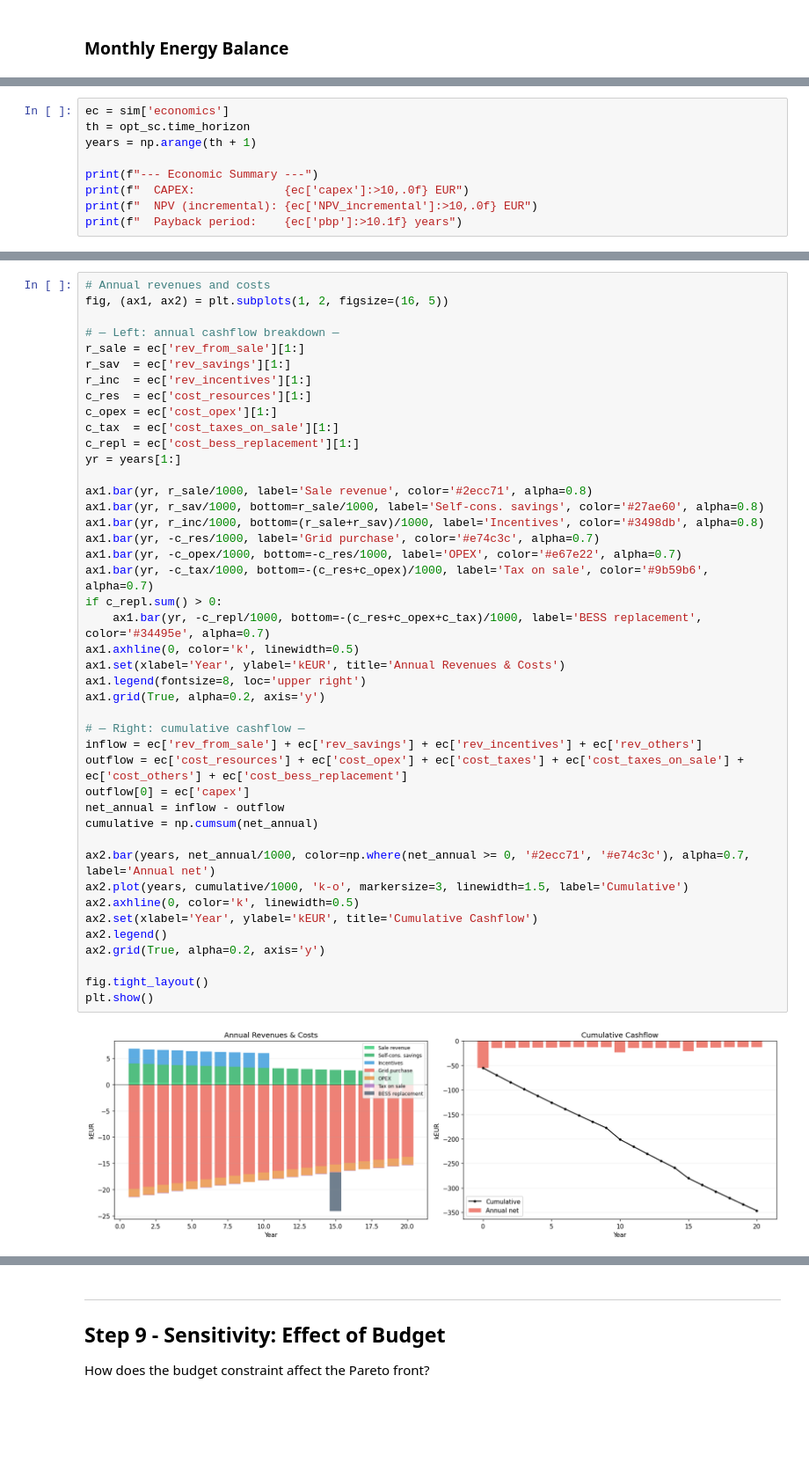
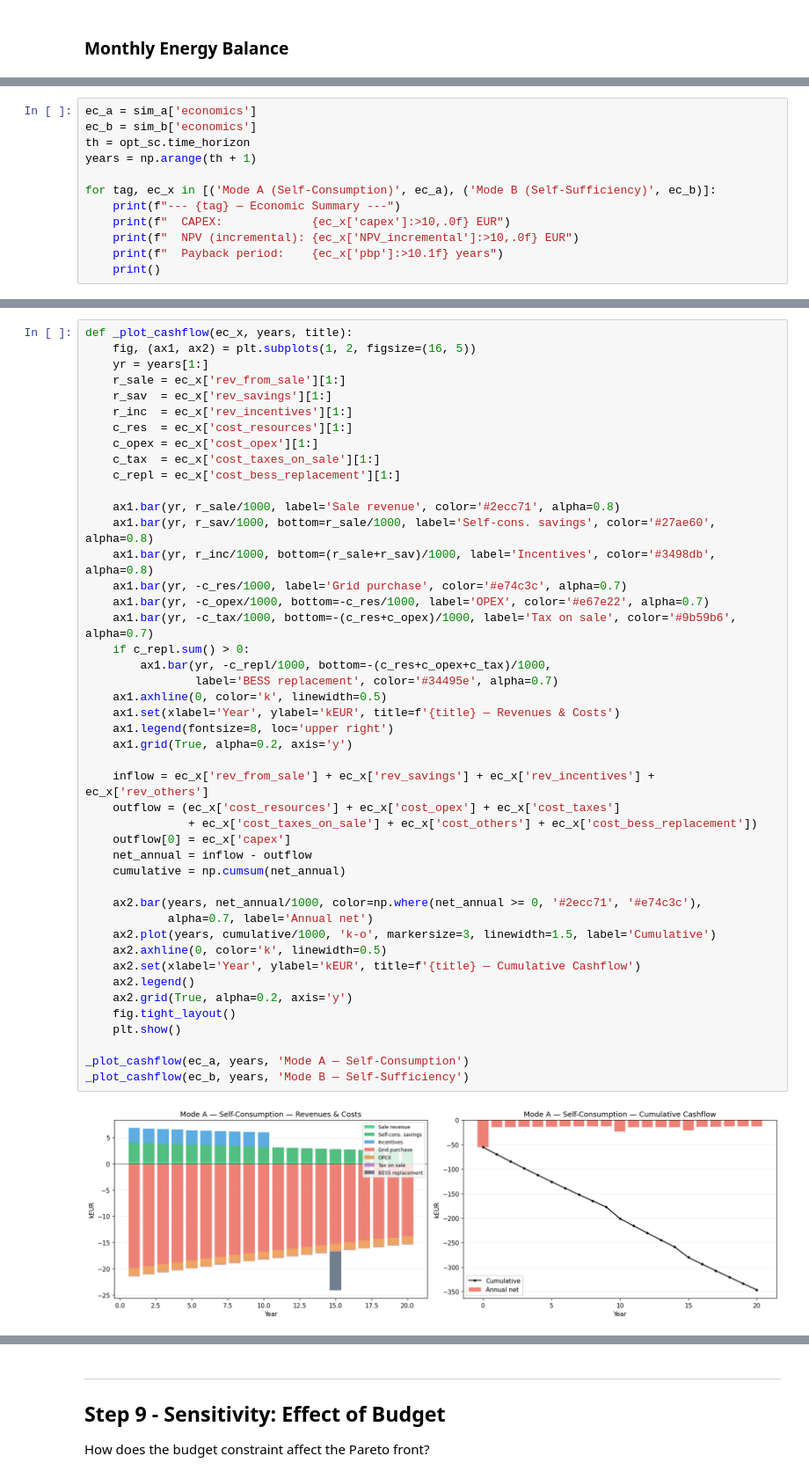
Before and after one commit to pyRES-project/pyRES, a Jupyter notebook: tutorial_optimizer.ipynb, the cells around one changed output, grey strips where cells are left out. Shown at 88% size. Saved outputs shown, nothing was run; the diff lists cells and outputs as text; blank space fills up the shorter version.

```diff
--- a/tutorial_optimizer.ipynb
+++ b/tutorial_optimizer.ipynb
@@ -340,10 +500,13 @@ Annual cashflow and cumulative cashflow over the investment horizon.
 # %%
-ec = sim['economics']
+ec_a = sim_a['economics']
+ec_b = sim_b['economics']
 th = opt_sc.time_horizon
 years = np.arange(th + 1)
 
-print(f"--- Economic Summary ---")
-print(f"  CAPEX:             {ec['capex']:>10,.0f} EUR")
-print(f"  NPV (incremental): {ec['NPV_incremental']:>10,.0f} EUR")
-print(f"  Payback period:    {ec['pbp']:>10.1f} years")
+for tag, ec_x in [('Mode A (Self-Consumption)', ec_a), ('Mode B (Self-Sufficiency)', ec_b)]:
+    print(f"--- {tag} — Economic Summary ---")
+    print(f"  CAPEX:             {ec_x['capex']:>10,.0f} EUR")
+    print(f"  NPV (incremental): {ec_x['NPV_incremental']:>10,.0f} EUR")
+    print(f"  Payback period:    {ec_x['pbp']:>10.1f} years")
+    print()
 # %% [output]
@@ -354,45 +522,47 @@ print(f"  Payback period:    {ec['pbp']:>10.1f} years")
 # %%
-# Annual revenues and costs
-fig, (ax1, ax2) = plt.subplots(1, 2, figsize=(16, 5))
+def _plot_cashflow(ec_x, years, title):
+    fig, (ax1, ax2) = plt.subplots(1, 2, figsize=(16, 5))
+    yr = years[1:]
+    r_sale = ec_x['rev_from_sale'][1:]
+    r_sav  = ec_x['rev_savings'][1:]
+    r_inc  = ec_x['rev_incentives'][1:]
+    c_res  = ec_x['cost_resources'][1:]
+    c_opex = ec_x['cost_opex'][1:]
+    c_tax  = ec_x['cost_taxes_on_sale'][1:]
+    c_repl = ec_x['cost_bess_replacement'][1:]
 
-# — Left: annual cashflow breakdown —
-r_sale = ec['rev_from_sale'][1:]
-r_sav  = ec['rev_savings'][1:]
-r_inc  = ec['rev_incentives'][1:]
-c_res  = ec['cost_resources'][1:]
-c_opex = ec['cost_opex'][1:]
-c_tax  = ec['cost_taxes_on_sale'][1:]
-c_repl = ec['cost_bess_replacement'][1:]
-yr = years[1:]
+    ax1.bar(yr, r_sale/1000, label='Sale revenue', color='#2ecc71', alpha=0.8)
+    ax1.bar(yr, r_sav/1000, bottom=r_sale/1000, label='Self-cons. savings', color='#27ae60', alpha=0.8)
+    ax1.bar(yr, r_inc/1000, bottom=(r_sale+r_sav)/1000, label='Incentives', color='#3498db', alpha=0.8)
+    ax1.bar(yr, -c_res/1000, label='Grid purchase', color='#e74c3c', alpha=0.7)
+    ax1.bar(yr, -c_opex/1000, bottom=-c_res/1000, label='OPEX', color='#e67e22', alpha=0.7)
+    ax1.bar(yr, -c_tax/1000, bottom=-(c_res+c_opex)/1000, label='Tax on sale', color='#9b59b6', alpha=0.7)
+    if c_repl.sum() > 0:
+        ax1.bar(yr, -c_repl/1000, bottom=-(c_res+c_opex+c_tax)/1000,
+                label='BESS replacement', color='#34495e', alpha=0.7)
+    ax1.axhline(0, color='k', linewidth=0.5)
+    ax1.set(xlabel='Year', ylabel='kEUR', title=f'{title} — Revenues & Costs')
+    ax1.legend(fontsize=8, loc='upper right')
+    ax1.grid(True, alpha=0.2, axis='y')
 
-ax1.bar(yr, r_sale/1000, label='Sale revenue', color='#2ecc71', alpha=0.8)
-ax1.bar(yr, r_sav/1000, bottom=r_sale/1000, label='Self-cons. savings', color='#27ae60', alpha=0.8)
-ax1.bar(yr, r_inc/1000, bottom=(r_sale+r_sav)/1000, label='Incentives', color='#3498db', alpha=0.8)
-ax1.bar(yr, -c_res/1000, label='Grid purchase', color='#e74c3c', alpha=0.7)
-ax1.bar(yr, -c_opex/1000, bottom=-c_res/1000, label='OPEX', color='#e67e22', alpha=0.7)
-ax1.bar(yr, -c_tax/1000, bottom=-(c_res+c_opex)/1000, label='Tax on sale', color='#9b59b6', alpha=0.7)
-if c_repl.sum() > 0:
-    ax1.bar(yr, -c_repl/1000, bottom=-(c_res+c_opex+c_tax)/1000, label='BESS replacement', color='#34495e', alpha=0.7)
-ax1.axhline(0, color='k', linewidth=0.5)
-ax1.set(xlabel='Year', ylabel='kEUR', title='Annual Revenues & Costs')
-ax1.legend(fontsize=8, loc='upper right')
-ax1.grid(True, alpha=0.2, axis='y')
+    inflow = ec_x['rev_from_sale'] + ec_x['rev_savings'] + ec_x['rev_incentives'] + ec_x['rev_others']
+    outflow = (ec_x['cost_resources'] + ec_x['cost_opex'] + ec_x['cost_taxes']
+               + ec_x['cost_taxes_on_sale'] + ec_x['cost_others'] + ec_x['cost_bess_replacement'])
+    outflow[0] = ec_x['capex']
+    net_annual = inflow - outflow
+    cumulative = np.cumsum(net_annual)
 
-# — Right: cumulative cashflow —
-inflow = ec['rev_from_sale'] + ec['rev_savings'] + ec['rev_incentives'] + ec['rev_others']
-outflow = ec['cost_resources'] + ec['cost_opex'] + ec['cost_taxes'] + ec['cost_taxes_on_sale'] + ec['cost_others'] + ec['cost_bess_replacement']
-outflow[0] = ec['capex']
-net_annual = inflow - outflow
-cumulative = np.cumsum(net_annual)
+    ax2.bar(years, net_annual/1000, color=np.where(net_annual >= 0, '#2ecc71', '#e74c3c'),
+            alpha=0.7, label='Annual net')
+    ax2.plot(years, cumulative/1000, 'k-o', markersize=3, linewidth=1.5, label='Cumulative')
+    ax2.axhline(0, color='k', linewidth=0.5)
+    ax2.set(xlabel='Year', ylabel='kEUR', title=f'{title} — Cumulative Cashflow')
+    ax2.legend()
+    ax2.grid(True, alpha=0.2, axis='y')
+    fig.tight_layout()
+    plt.show()
 
-ax2.bar(years, net_annual/1000, color=np.where(net_annual >= 0, '#2ecc71', '#e74c3c'), alpha=0.7, label='Annual net')
-ax2.plot(years, cumulative/1000, 'k-o', markersize=3, linewidth=1.5, label='Cumulative')
-ax2.axhline(0, color='k', linewidth=0.5)
-ax2.set(xlabel='Year', ylabel='kEUR', title='Cumulative Cashflow')
-ax2.legend()
-ax2.grid(True, alpha=0.2, axis='y')
-
-fig.tight_layout()
-plt.show()
+_plot_cashflow(ec_a, years, 'Mode A — Self-Consumption')
+_plot_cashflow(ec_b, years, 'Mode B — Self-Sufficiency')
 # %% [output]
-[figure, old version]
+[figure, new version]
```
Also changed, not shown: parts of 32 cells of this notebook, 6 other files.
